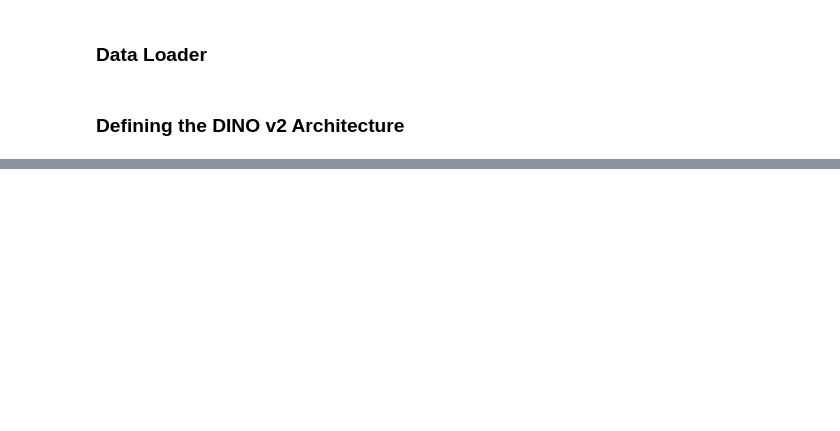
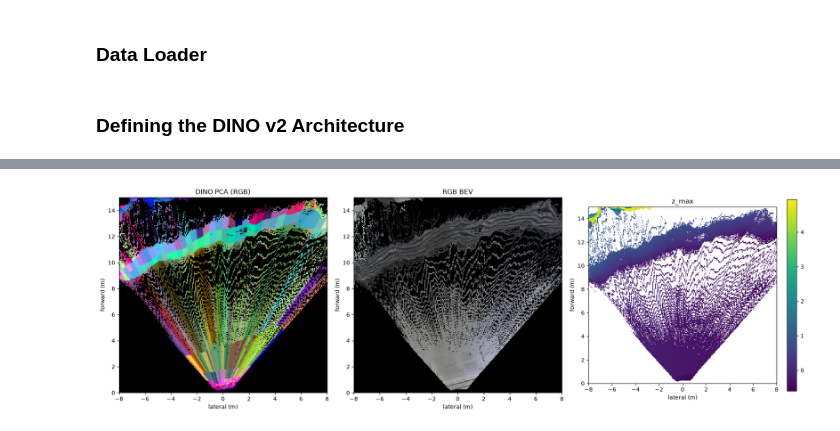
Before and after one commit to sohamwarde1/Traversibility_Estimation, a Jupyter notebook: scripts/notebooks/Model_Notebooks/train_v1.ipynb, the cells around one changed output, grey strips where cells are left out. Saved outputs shown, nothing was run; the diff lists cells and outputs as text; code cells hidden in the pictures; blank space fills up the shorter version.

```diff
--- a/scripts/notebooks/Model_Notebooks/train_v1.ipynb
+++ b/scripts/notebooks/Model_Notebooks/train_v1.ipynb
@@ -76,0 +293,9 @@ class DinoV2Backbone(nn.Module):
+# %%
+def dino_point_features(feat, u, v, H0, W0, Hd, Wd, patch=14):
+    # feat: (C, h, w) torch tensor; (Hd, Wd) = size the backbone saw
+    C, h, w = feat.shape
+    ud = np.floor((u + 0.5) * Wd / W0).astype(np.int64)   # subtract crop offset first if you cropped
+    vd = np.floor((v + 0.5) * Hd / H0).astype(np.int64)
+    pj = torch.from_numpy(np.clip(ud // patch, 0, w - 1))
+    pi = torch.from_numpy(np.clip(vd // patch, 0, h - 1))
+    return feat[:, pi, pj].T.float().cpu().numpy()        # (P, C)
@@ -76,0 +329,82 @@ class DinoV2Backbone(nn.Module):
+# %%
+u, v = depth_to_points(depth_m, fx, fy, cx, cy)
+# %%
+from utils.BEV_helper_functions import fit_ground_plane, build_pcd, ranges
+
+pcd = build_pcd(rgb_file_path,depth_file_path)
+f_pts = dino_point_features(features[0], u, v, *depth_m.shape, Hd=364, Wd=644)
+# %%
+X_RANGE, Y_RANGE = ranges()
+bev = generate_bev_from_o3d(pcd, X_RANGE, Y_RANGE, feats=f_pts)
+# %%
+import numpy as np
+import matplotlib.pyplot as plt
+
+def visualize_dino_bev(bev_pca, occupied, z_max=None, rgb_bev=None, x_range=(0, 15), y_range=(-8, 8)):
+    """
+    bev_pca : (3, H, W) first 3 PCA components of DINO features
+    occupied: (H, W) bool/float, cells that have points
+    z_max   : optional (H, W) height channel to show side-by-side
+    rgb_bev : optional (3, H, W) or (H, W, 3) RGB BEV image array
+    """
+    occ = occupied.astype(bool)
+
+    # 1. Process DINO PCA
+    pca_rgb = np.zeros((*occ.shape, 3), dtype=np.float32)
+    for c in range(3):
+        ch = bev_pca[c]
+        lo, hi = np.percentile(ch[occ], [2, 98])
+        pca_rgb[..., c] = np.clip((ch - lo) / (hi - lo + 1e-8), 0, 1)
+    pca_rgb[~occ] = 0.0  # empty cells black
+
+    # 2. Build list of panels to render dynamically
+    panels = [("DINO PCA (RGB)", pca_rgb, False)]
+
+    # 3. Process RGB BEV if provided
+    if rgb_bev is not None:
+        rgb_img = rgb_bev.copy().astype(np.float32)
+        # Convert (3, H, W) to (H, W, 3) if necessary
+        if rgb_img.ndim == 3 and rgb_img.shape[0] == 3:
+            rgb_img = np.transpose(rgb_img, (1, 2, 0))
+        # Normalize if in range [0, 255]
+        if rgb_img.max() > 1.0:
+            rgb_img /= 255.0
+        # Zero out unoccupied cells
+        rgb_img[~occ] = 0.0
+        panels.append(("RGB BEV", rgb_img, False))
+
+    # 4. Process z_max if provided
+    if z_max is not None:
+        zm = np.where(occ, z_max, np.nan)
+        panels.append(("z_max", zm, True))
+
+    # 5. Plotting
+    extent = [y_range[0], y_range[1], x_range[0], x_range[1]]
+    ncols = len(panels)
+    fig, axes = plt.subplots(1, ncols, figsize=(6 * ncols, 6))
+    axes = np.atleast_1d(axes)
+
+    for ax, (title, data, is_cmap) in zip(axes, panels):
+        if is_cmap:
+            im = ax.imshow(data, extent=extent, origin="upper", cmap="viridis", interpolation="nearest")
+            plt.colorbar(im, ax=ax, fraction=0.046)
+        else:
+            ax.imshow(data, extent=extent, origin="upper", interpolation="nearest")
+
+        ax.set_title(title)
+        ax.set_xlabel("lateral (m)")
+        ax.set_ylabel("forward (m)")
+
+    plt.tight_layout()
+    plt.show()
+
+
+# Example Usage:
+occupied = bev[5] > 0
+z_max = bev[1]
+bev_pca = bev[-3:]       # 3 PCA channels
+rgb_bev = bev[6:9]       # Update slice according to where your RGB channels are in `bev`
+
+visualize_dino_bev(bev_pca, occupied, z_max=z_max, rgb_bev=rgb_bev, x_range=X_RANGE, y_range=Y_RANGE)
+# %% [output]
+[figure, added]
```
Also changed, not shown: parts of 11 cells of this notebook, 3 other files.
